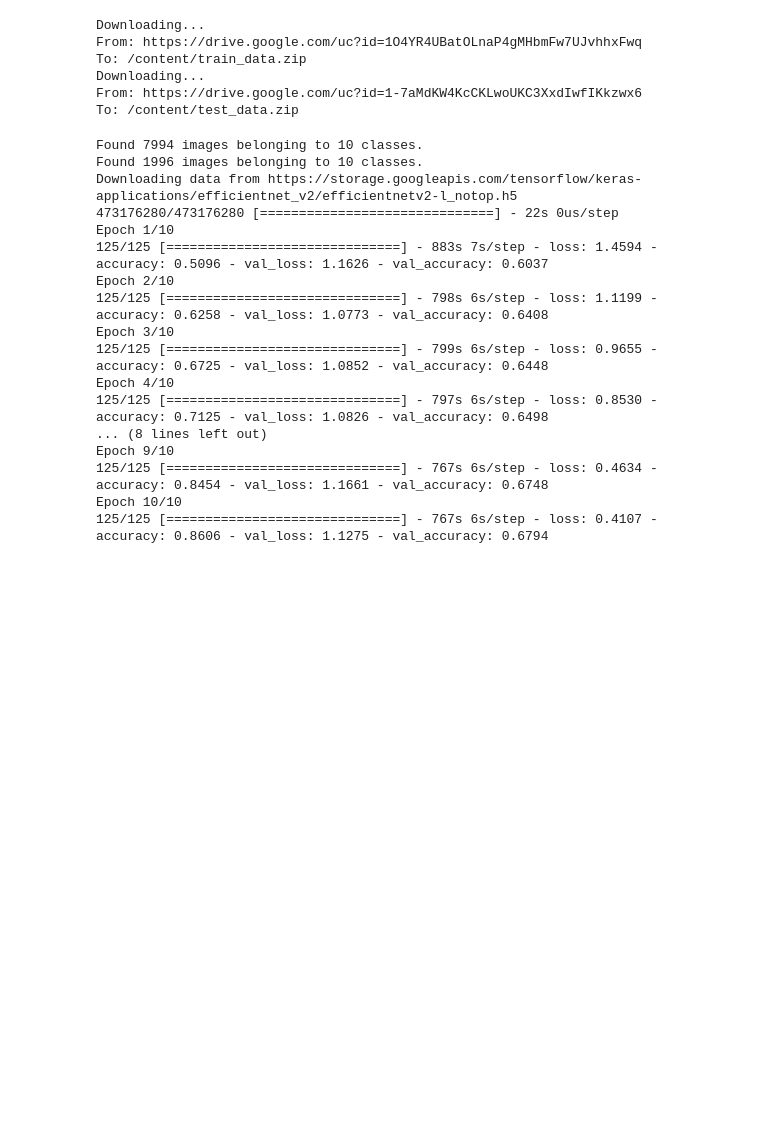
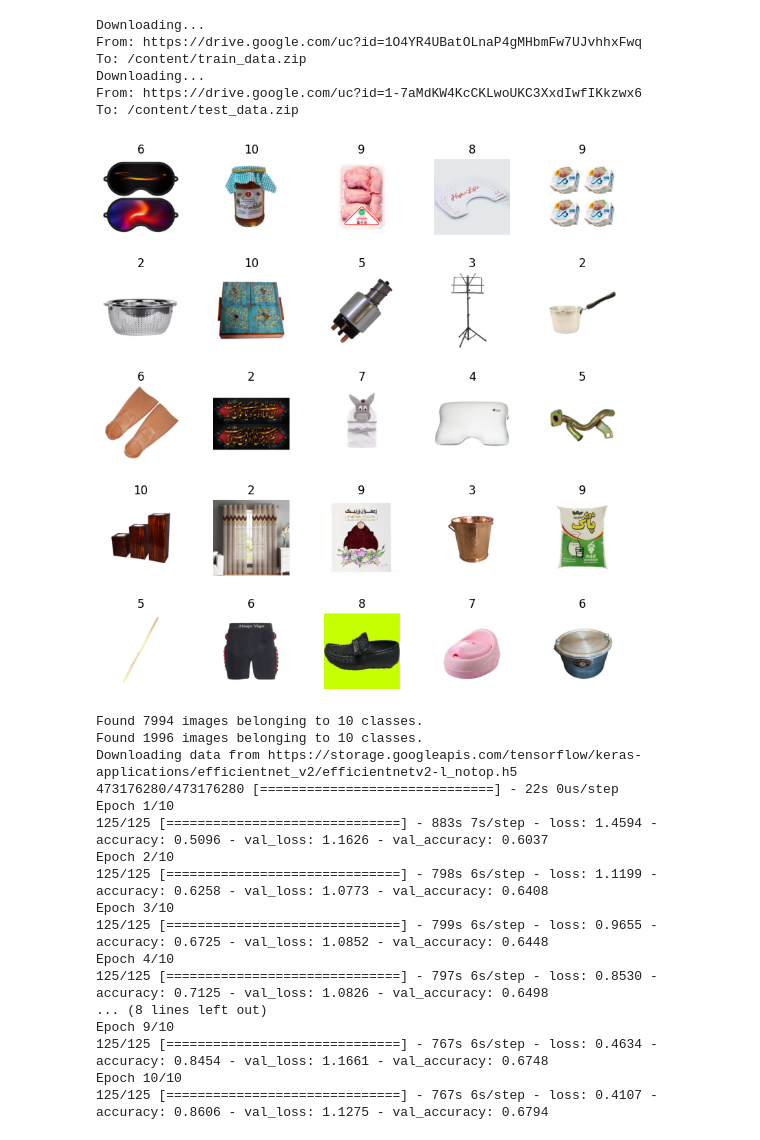
Before and after one commit to sixth-group/project2, a Jupyter notebook: Vision.ipynb, the cells around one changed output. Cells and saved outputs as stored; diff of their text form; code cells hidden in the pictures; blank space fills up the shorter version.

Commit message:
- Adding visualization at first

```diff
--- a/Vision.ipynb
+++ b/Vision.ipynb
@@ -12,6 +12,42 @@ To: /content/train_data.zip
 Downloading...
 From: https://drive.google.com/uc?id=1-7aMdKW4KcCKLwoUKC3XxdIwfIKkzwx6
 To: /content/test_data.zip
+# %%
+import os
+import random
+import matplotlib.pyplot as plt
+
+# Set up the directory paths
+train_data_dir = '/content/train_data'
+
+# Get the class names
+class_names = sorted(os.listdir(train_data_dir))
+
+# Select 25 random images
+random_images = []
+for _ in range(25):
+    class_name = random.choice(class_names)
+    class_dir = os.path.join(train_data_dir, class_name)
+    image_files = os.listdir(class_dir)
+    random_image = random.choice(image_files)
+    random_images.append((class_name, random_image))
+
+# Display the random images with class labels in a 5x5 grid
+fig, axes = plt.subplots(5, 5, figsize=(10, 10))
+fig.subplots_adjust(hspace=0.5)
+
+for i, (class_name, image_file) in enumerate(random_images):
+    image_path = os.path.join(train_data_dir, class_name, image_file)
+    image = plt.imread(image_path)
+    row = i // 5
+    col = i % 5
+    axes[row, col].imshow(image)
+    axes[row, col].set_title(class_name)
+    axes[row, col].axis('off')
+
+plt.show()
+# %% [output]
+[figure, added]
 # %%
 import tensorflow as tf
 from tensorflow.keras.preprocessing.image import ImageDataGenerator
```
Also changed, not shown: parts of 1 cell of this notebook.
